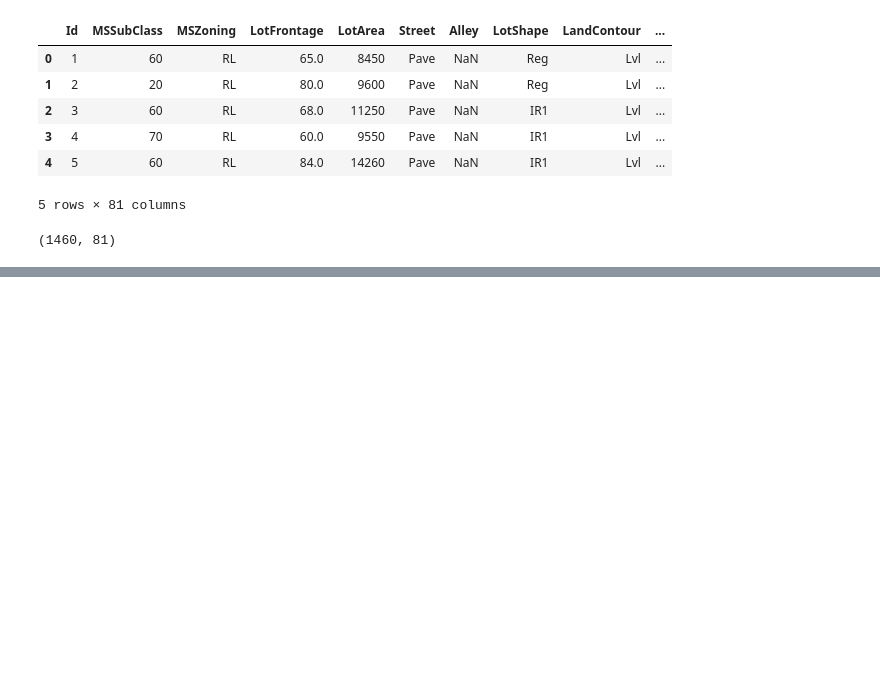
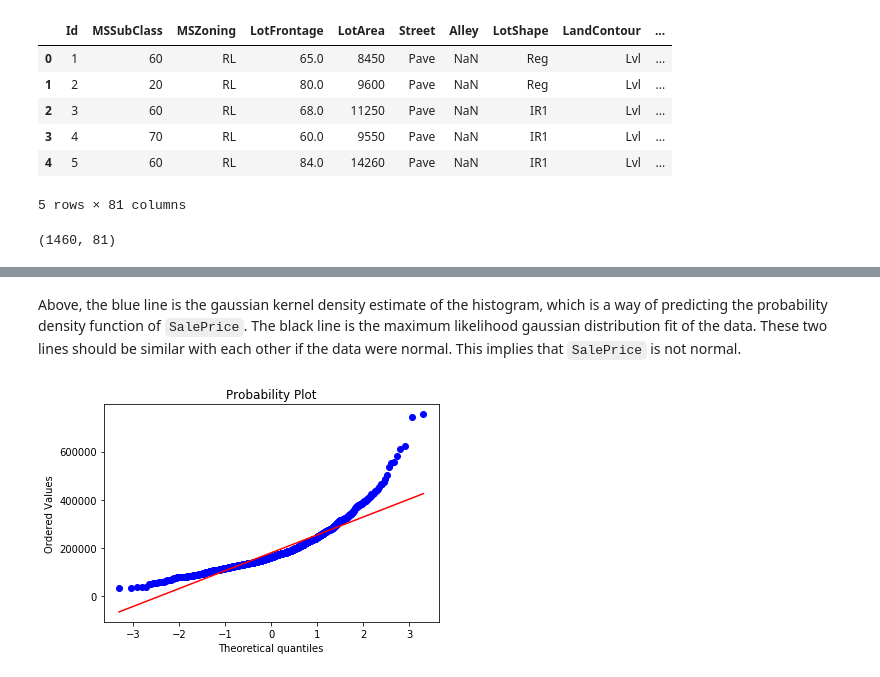
Before and after one commit to philliplagoc/Kaggle-Housing-Price-Contest, a Jupyter notebook: Housing_Price_Estimation.ipynb, the cells around one changed output, grey strips where cells are left out. Saved outputs shown, nothing was run; the diff lists cells and outputs as text; code cells hidden in the pictures; blank space fills up the shorter version.

```diff
--- a/Housing_Price_Estimation.ipynb
+++ b/Housing_Price_Estimation.ipynb
@@ -48,0 +116,6 @@ The descriptions for these variables can be found in `data_description.txt`.
+# %% [markdown]
+Above, the blue line is the gaussian kernel density estimate of the histogram, which is a way of predicting the probability density function of `SalePrice`. The black line is the maximum likelihood gaussian distribution fit of the data. These two lines should be similar with each other if the data were normal. This implies that `SalePrice` is not normal.
+# %%
+res = stats.probplot(data['SalePrice'], plot=plt)
+# %% [output]
+[figure, added]
```
Also changed, not shown: parts of 14 cells of this notebook.
